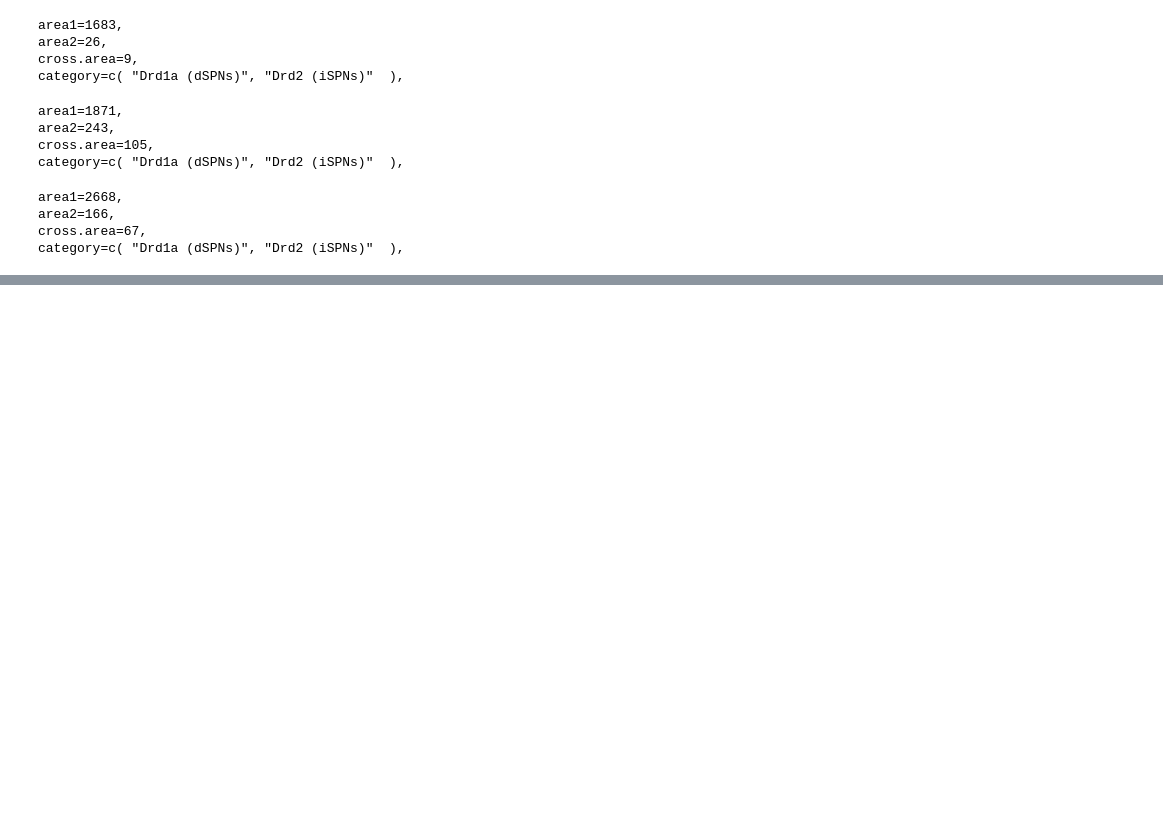
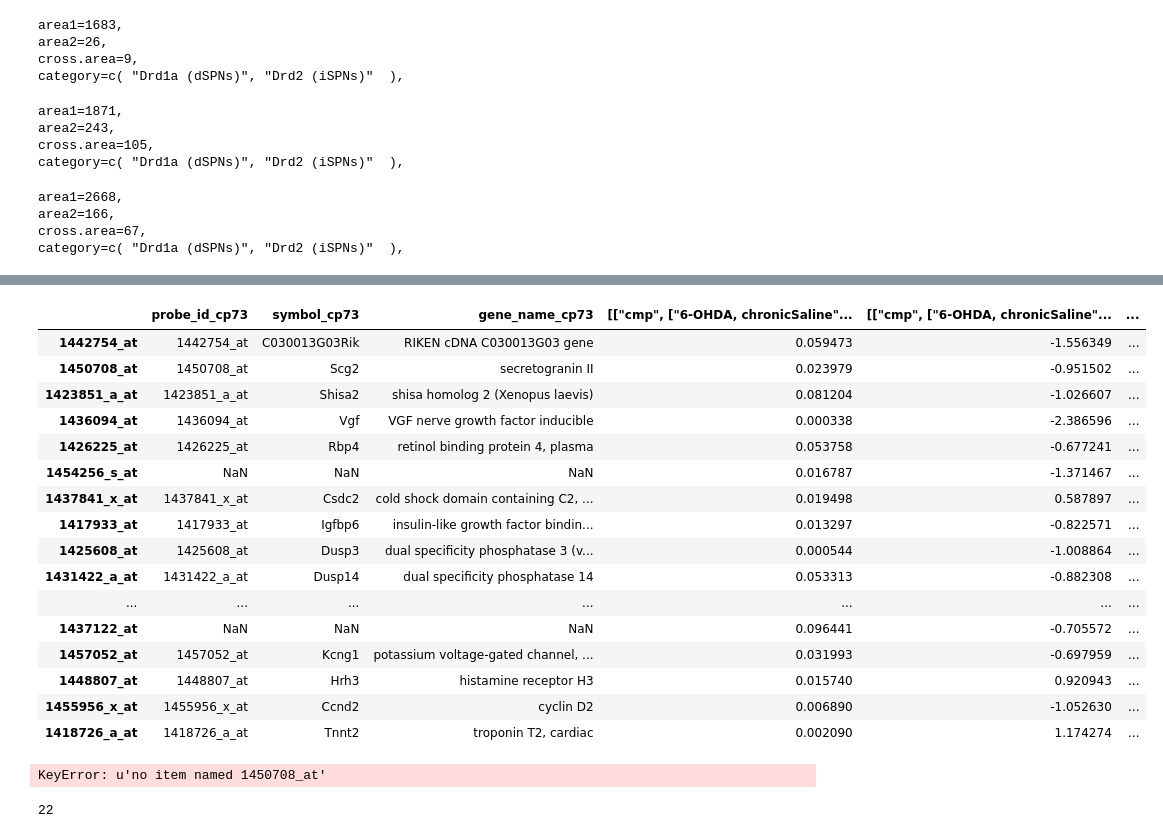
Before and after one commit to aheilbut/pdmouse, a Jupyter notebook: py/pd_supp_tables.ipynb, the cells around one changed output, grey strips where cells are left out. Saved outputs shown, nothing was run; the diff lists cells and outputs as text; code cells hidden in the pictures; blank space fills up the shorter version.

```diff
--- a/py/pd_supp_tables.ipynb
+++ b/py/pd_supp_tables.ipynb
@@ -2460,0 +2588,5 @@ category=c( "Drd1a (dSPNs)", "Drd2 (iSPNs)"  ),
+# %%
+dopamine_depletion_probe_intersection = cp73_dopamine_depletion.merge(cp_101_dopamine_depletion,
+                                         left_index=True,
+                                         right_index=True,
+                                         suffixes=("_cp73", "_cp101") )
@@ -2460,0 +2599,20 @@ category=c( "Drd1a (dSPNs)", "Drd2 (iSPNs)"  ),
+# %%
+dopamine_depletion_probe_intersection
+# %% [output]
+|  | probe_id_cp73 | symbol_cp73 | gene_name_cp73 | [["cmp", ["6-OHDA, chronicSaline"... | [["cmp", ["6-OHDA, chronicSaline"... | ... |
+| 1442754_at | 1442754_at | C030013G03Rik | RIKEN cDNA C030013G03 gene | 0.059473 | -1.556349 | ... |
+| 1450708_at | 1450708_at | Scg2 | secretogranin II | 0.023979 | -0.951502 | ... |
+| 1423851_a_at | 1423851_a_at | Shisa2 | shisa homolog 2 (Xenopus laevis) | 0.081204 | -1.026607 | ... |
+| 1436094_at | 1436094_at | Vgf | VGF nerve growth factor inducible | 0.000338 | -2.386596 | ... |
+| 1426225_at | 1426225_at | Rbp4 | retinol binding protein 4, plasma | 0.053758 | -0.677241 | ... |
+| 1454256_s_at | NaN | NaN | NaN | 0.016787 | -1.371467 | ... |
+| 1437841_x_at | 1437841_x_at | Csdc2 | cold shock domain containing C2, ... | 0.019498 | 0.587897 | ... |
+| 1417933_at | 1417933_at | Igfbp6 | insulin-like growth factor bindin... | 0.013297 | -0.822571 | ... |
+| 1425608_at | 1425608_at | Dusp3 | dual specificity phosphatase 3 (v... | 0.000544 | -1.008864 | ... |
+| 1431422_a_at | 1431422_a_at | Dusp14 | dual specificity phosphatase 14 | 0.053313 | -0.882308 | ... |
+| ... | ... | ... | ... | ... | ... | ... |
+| 1437122_at | NaN | NaN | NaN | 0.096441 | -0.705572 | ... |
+| 1457052_at | 1457052_at | Kcng1 | potassium voltage-gated channel, ... | 0.031993 | -0.697959 | ... |
+| 1448807_at | 1448807_at | Hrh3 | histamine receptor H3 | 0.015740 | 0.920943 | ... |
+| 1455956_x_at | 1455956_x_at | Ccnd2 | cyclin D2 | 0.006890 | -1.052630 | ... |
+| 1418726_a_at | 1418726_a_at | Tnnt2 | troponin T2, cardiac | 0.002090 | 1.174274 | ... |
@@ -2460,0 +2622,4 @@ category=c( "Drd1a (dSPNs)", "Drd2 (iSPNs)"  ),
+# %%
+a[a.index[1]]
+# %% [output]
+KeyError: u'no item named 1450708_at'
@@ -2460,0 +2654,4 @@ category=c( "Drd1a (dSPNs)", "Drd2 (iSPNs)"  ),
+# %%
+uniqueSym( combined_dopamine_depletion_probesets.symbol ) )
+# %% [output]
+22
```
Also changed, not shown: parts of 29 cells of this notebook, 5 other files.
